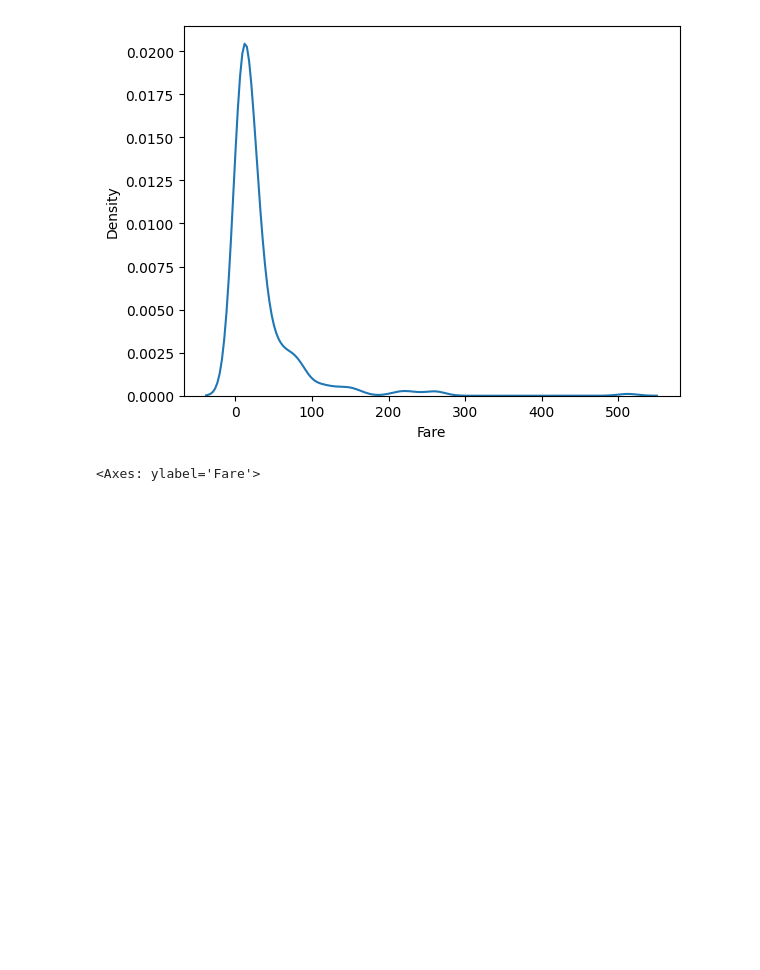
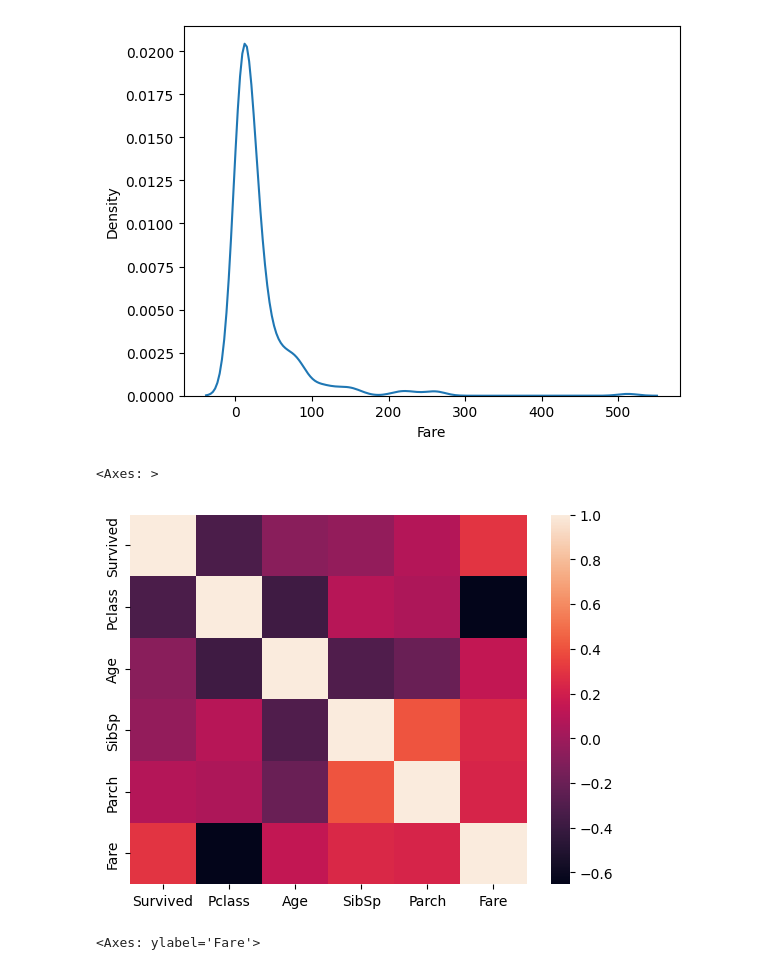
Before and after one commit to stoicsapien1/Titanic_Survival_Prediction, a Jupyter notebook: Titanic Survival Prediction.ipynb, the cells around one changed output. Drawn from its saved outputs; the diff is of its cells as text; code cells hidden in the pictures; blank space fills up the shorter version.

```diff
--- a/Titanic Survival Prediction.ipynb
+++ b/Titanic Survival Prediction.ipynb
@@ -68,6 +68,12 @@ sns.kdeplot(df["Fare"])
 # %% [output]
 <Axes: xlabel='Fare', ylabel='Density'>
 [figure]
+# %%
+import seaborn as sns
+sns.heatmap(df.corr(numeric_only=True))
+# %% [output]
+<Axes: >
+[figure, added]
 # %%
 sns.boxplot(df["Fare"])
 # %% [output]
```
Also changed, not shown: parts of 10 cells of this notebook, 3 other files.
